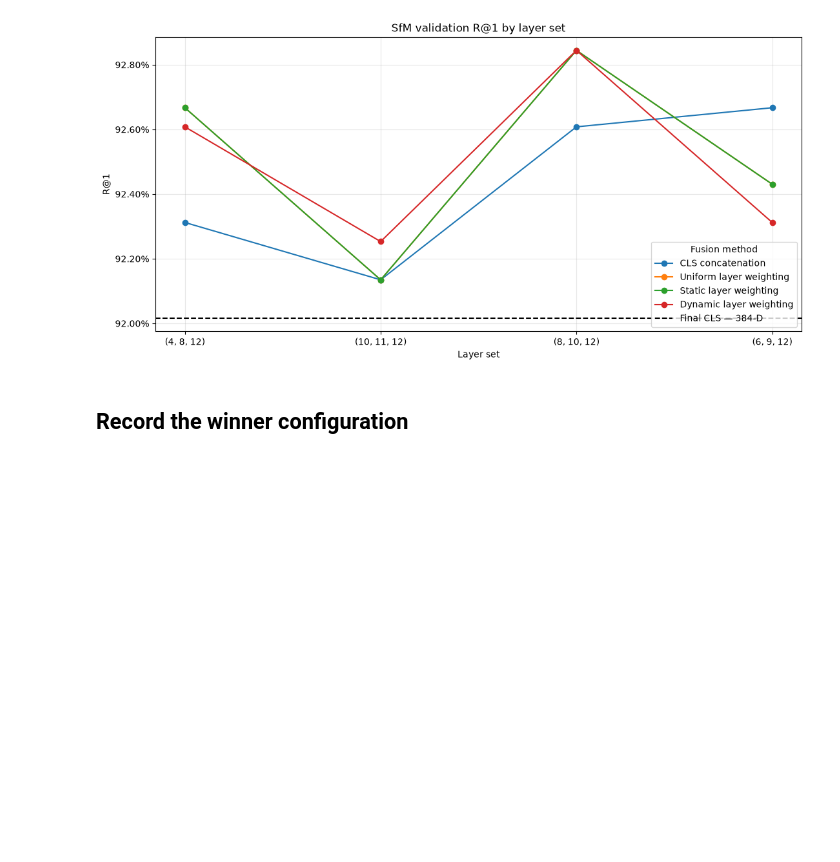
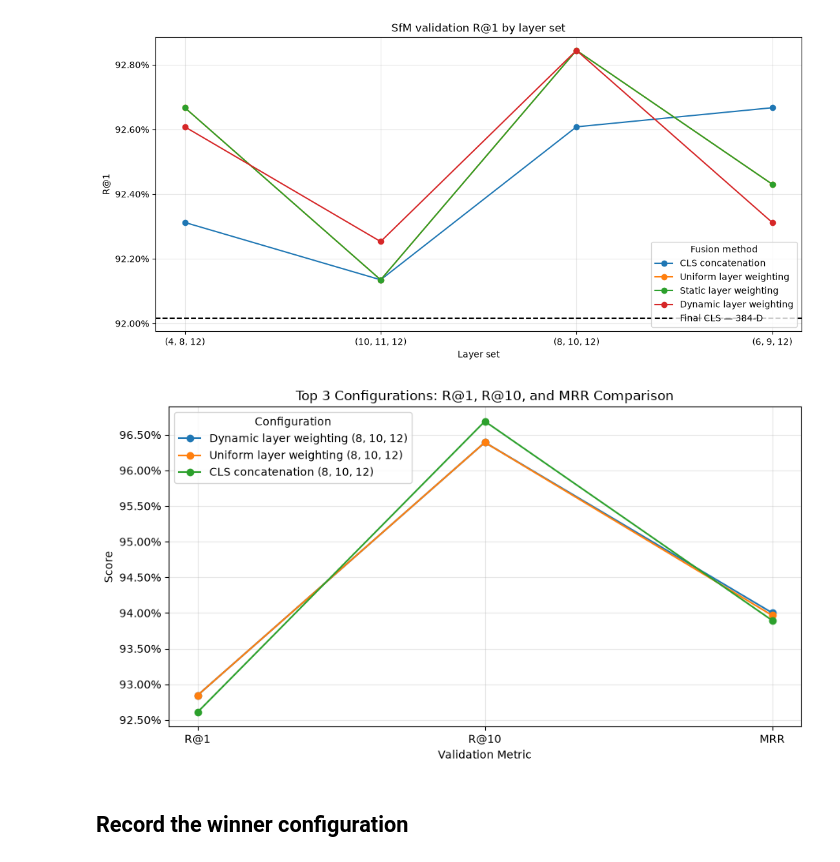
Before and after one commit to armin-faraji/LightweightCBIR, a Jupyter notebook: notebooks/02_layer_set_selection.ipynb, the cells around one changed output. Saved outputs shown, nothing was run; the diff lists cells and outputs as text; code cells hidden in the pictures; blank space fills up the shorter version.

Commit message:
Notebook 02 results update

```diff
--- a/notebooks/02_layer_set_selection.ipynb
+++ b/notebooks/02_layer_set_selection.ipynb
@@ -277,6 +277,42 @@ display(figure)
 plt.close(figure)
 # %% [output]
 [figure]
+# %%
+# Compare R@1, R@10, and MRR for the top 3 configurations
+metric_keys = ('recall_at_1', 'recall_at_10', 'mrr')
+metric_labels = ['R@1', 'R@10', 'MRR']
+
+top3_keys = [
+    'dynamic_layer_weighting_8_10_12',
+    'uniform_layer_weighting_8_10_12',
+    'cls_concat_8_10_12',
+]
+
+top3_series = {
+    experiment_results[key]['configuration']: SeriesData(
+        x=list(range(len(metric_keys))),
+        y=[experiment_results[key][metric] for metric in metric_keys],
+    )
+    for key in top3_keys
+    if key in experiment_results
+}
+
+top3_figure, top3_axis = plot_series(
+    top3_series,
+    title='Top 3 Configurations: R@1, R@10, and MRR Comparison',
+    xlabel='Validation Metric',
+    ylabel='Score',
+    legend_title='Configuration',
+    fig_size=(9, 5),
+    save_path=OUTPUT_DIR / 'figures' / 'top3_layer8_10_12_metrics.png',
+)
+
+top3_axis.set_xticks(range(len(metric_keys)), metric_labels)
+top3_axis.yaxis.set_major_formatter(PercentFormatter(1.0))
+display(top3_figure)
+plt.close(top3_figure)
+# %% [output]
+[figure, added]
 # %% [markdown]
 ## Record the winner configuration
 # %%
```
Also changed, not shown: parts of 2 cells of this notebook.
